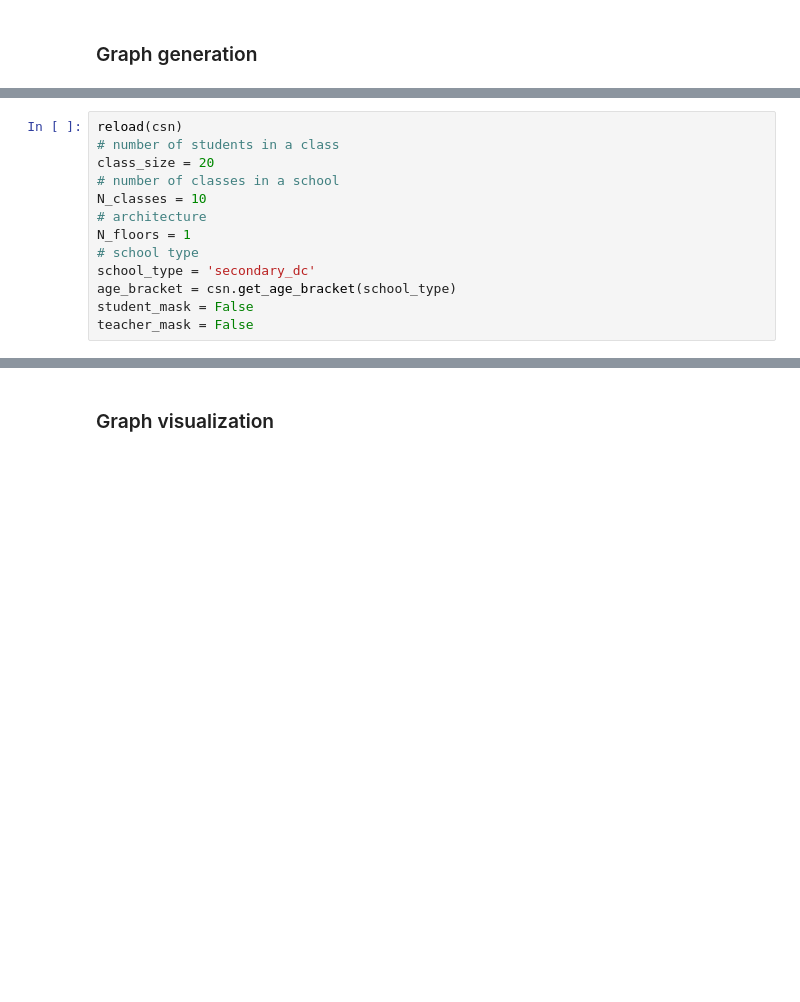
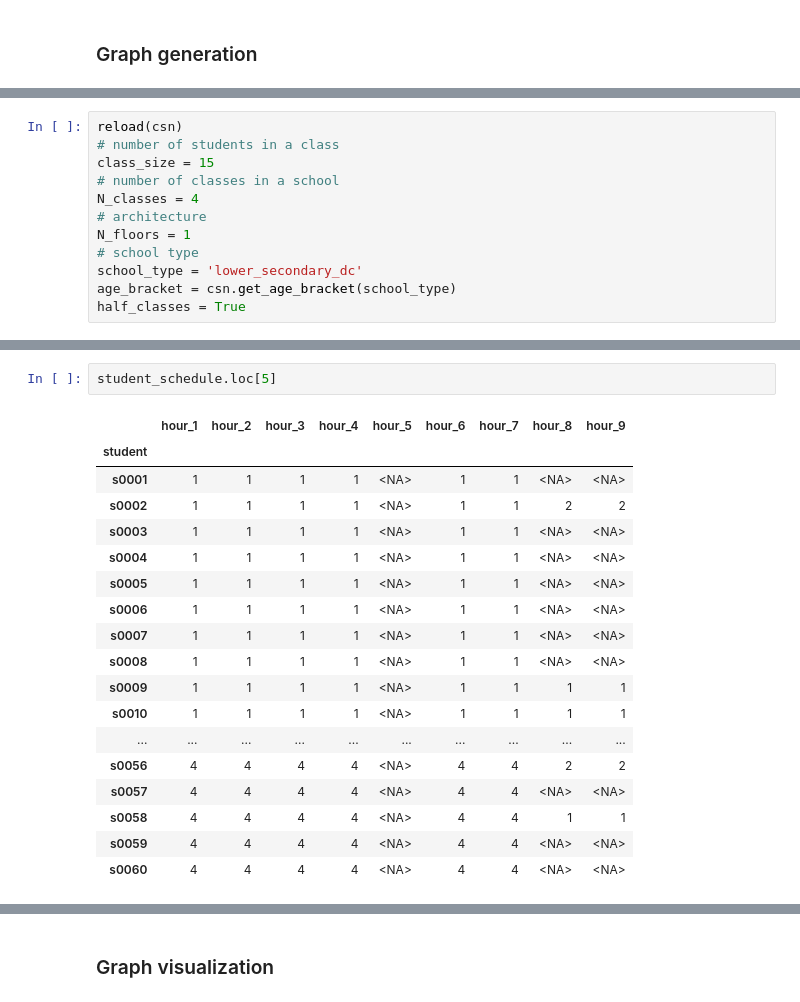
Before and after one commit to JanaLasser/agent_based_COVID_SEIRX, a Jupyter notebook: school/construct_school_network.ipynb, the cells around one changed output, grey strips where cells are left out. Drawn from its saved outputs; the diff is of its cells as text; blank space fills up the shorter version.

```diff
--- a/school/construct_school_network.ipynb
+++ b/school/construct_school_network.ipynb
@@ -390,13 +462,12 @@ ax.set_xlim(-0.3, 1.3)
 # %%
 reload(csn)
 # number of students in a class
-class_size = 20
+class_size = 15
 # number of classes in a school
-N_classes = 10
+N_classes = 4
 # architecture
 N_floors = 1
 # school type
-school_type = 'secondary_dc'
+school_type = 'lower_secondary_dc'
 age_bracket = csn.get_age_bracket(school_type)
-student_mask = False
-teacher_mask = False
+half_classes = True
@@ -412,3 +527,24 @@ node_list = csn.get_node_list(MG)
+# %%
+student_schedule.loc[5]
+# %% [output]
+|  | hour_1 | hour_2 | hour_3 | hour_4 | hour_5 | hour_6 | hour_7 | hour_8 | hour_9 |
+| student |  |  |  |  |  |  |  |  |  |
+| s0001 | 1 | 1 | 1 | 1 | <NA> | 1 | 1 | <NA> | <NA> |
+| s0002 | 1 | 1 | 1 | 1 | <NA> | 1 | 1 | 2 | 2 |
+| s0003 | 1 | 1 | 1 | 1 | <NA> | 1 | 1 | <NA> | <NA> |
+| s0004 | 1 | 1 | 1 | 1 | <NA> | 1 | 1 | <NA> | <NA> |
+| s0005 | 1 | 1 | 1 | 1 | <NA> | 1 | 1 | <NA> | <NA> |
+| s0006 | 1 | 1 | 1 | 1 | <NA> | 1 | 1 | <NA> | <NA> |
+| s0007 | 1 | 1 | 1 | 1 | <NA> | 1 | 1 | <NA> | <NA> |
+| s0008 | 1 | 1 | 1 | 1 | <NA> | 1 | 1 | <NA> | <NA> |
+| s0009 | 1 | 1 | 1 | 1 | <NA> | 1 | 1 | 1 | 1 |
+| s0010 | 1 | 1 | 1 | 1 | <NA> | 1 | 1 | 1 | 1 |
+| ... | ... | ... | ... | ... | ... | ... | ... | ... | ... |
+| s0056 | 4 | 4 | 4 | 4 | <NA> | 4 | 4 | 2 | 2 |
+| s0057 | 4 | 4 | 4 | 4 | <NA> | 4 | 4 | <NA> | <NA> |
+| s0058 | 4 | 4 | 4 | 4 | <NA> | 4 | 4 | 1 | 1 |
+| s0059 | 4 | 4 | 4 | 4 | <NA> | 4 | 4 | <NA> | <NA> |
+| s0060 | 4 | 4 | 4 | 4 | <NA> | 4 | 4 | <NA> | <NA> |
 # %%
 unique_classes = []
 wd_schedule = teacher_schedule.loc[1]
```
Also changed, not shown: parts of 45 cells of this notebook.
